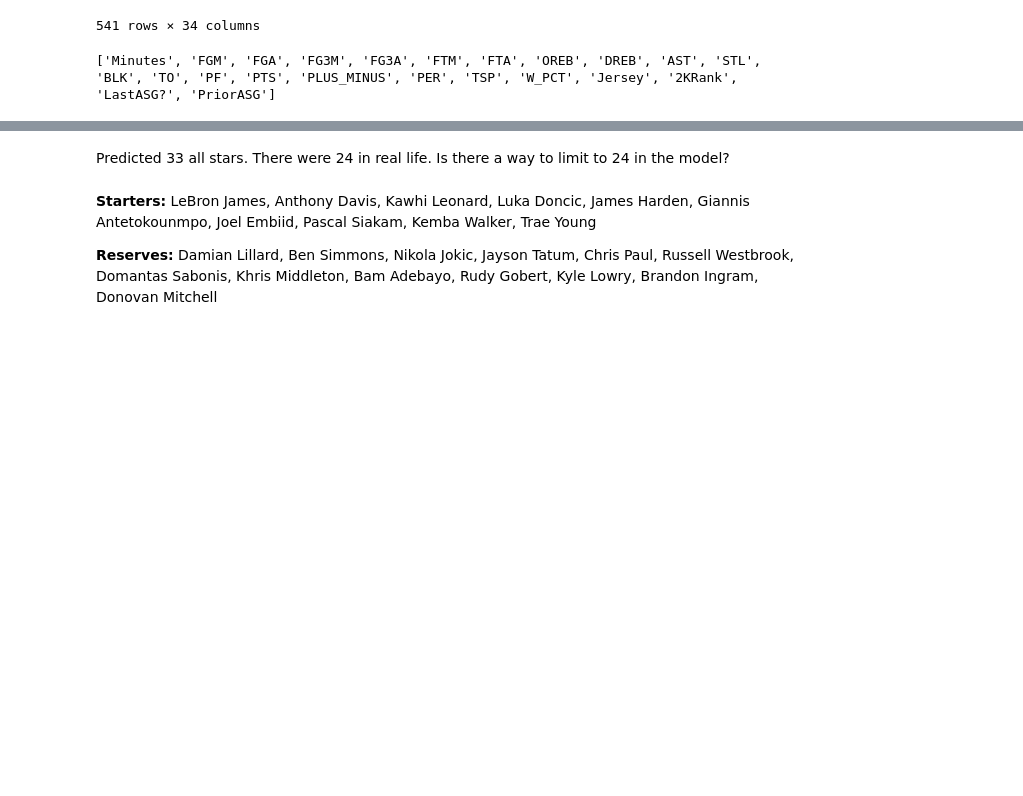
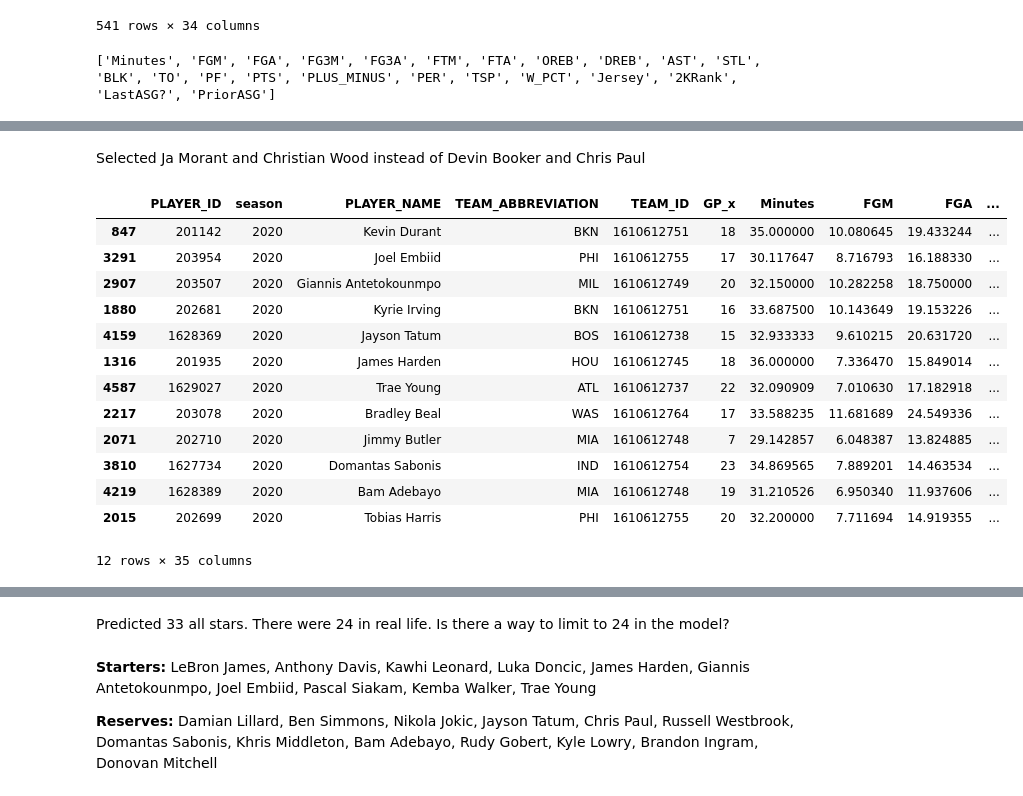
Before and after one commit to nland13/426-All-Star-Project, a Jupyter notebook: Allstar_Final.ipynb, the cells around one changed output, grey strips where cells are left out. Drawn from its saved outputs; the diff is of its cells as text; code cells hidden in the pictures; blank space fills up the shorter version.

```diff
--- a/Allstar_Final.ipynb
+++ b/Allstar_Final.ipynb
@@ -613,0 +615,21 @@ mydata.loc[mydata['All-Star'] == 1]
+# %% [markdown]
+Selected Ja Morant and Christian Wood instead of Devin Booker and Chris Paul
+# %%
+# East Predictions
+
+dftest[dftest['CONFERENCE']=='East'].sort_values(by='All-Star', ascending=False).head(12)
+# %% [output]
+|  | PLAYER_ID | season | PLAYER_NAME | TEAM_ABBREVIATION | TEAM_ID | GP_x | Minutes | FGM | FGA | ... |
+| 847 | 201142 | 2020 | Kevin Durant | BKN | 1610612751 | 18 | 35.000000 | 10.080645 | 19.433244 | ... |
+| 3291 | 203954 | 2020 | Joel Embiid | PHI | 1610612755 | 17 | 30.117647 | 8.716793 | 16.188330 | ... |
+| 2907 | 203507 | 2020 | Giannis Antetokounmpo | MIL | 1610612749 | 20 | 32.150000 | 10.282258 | 18.750000 | ... |
+| 1880 | 202681 | 2020 | Kyrie Irving | BKN | 1610612751 | 16 | 33.687500 | 10.143649 | 19.153226 | ... |
+| 4159 | 1628369 | 2020 | Jayson Tatum | BOS | 1610612738 | 15 | 32.933333 | 9.610215 | 20.631720 | ... |
+| 1316 | 201935 | 2020 | James Harden | HOU | 1610612745 | 18 | 36.000000 | 7.336470 | 15.849014 | ... |
+| 4587 | 1629027 | 2020 | Trae Young | ATL | 1610612737 | 22 | 32.090909 | 7.010630 | 17.182918 | ... |
+| 2217 | 203078 | 2020 | Bradley Beal | WAS | 1610612764 | 17 | 33.588235 | 11.681689 | 24.549336 | ... |
+| 2071 | 202710 | 2020 | Jimmy Butler | MIA | 1610612748 | 7 | 29.142857 | 6.048387 | 13.824885 | ... |
+| 3810 | 1627734 | 2020 | Domantas Sabonis | IND | 1610612754 | 23 | 34.869565 | 7.889201 | 14.463534 | ... |
+| 4219 | 1628389 | 2020 | Bam Adebayo | MIA | 1610612748 | 19 | 31.210526 | 6.950340 | 11.937606 | ... |
+| 2015 | 202699 | 2020 | Tobias Harris | PHI | 1610612755 | 20 | 32.200000 | 7.711694 | 14.919355 | ... |
+12 rows × 35 columns
```
Also changed, not shown: parts of 23 cells of this notebook.
